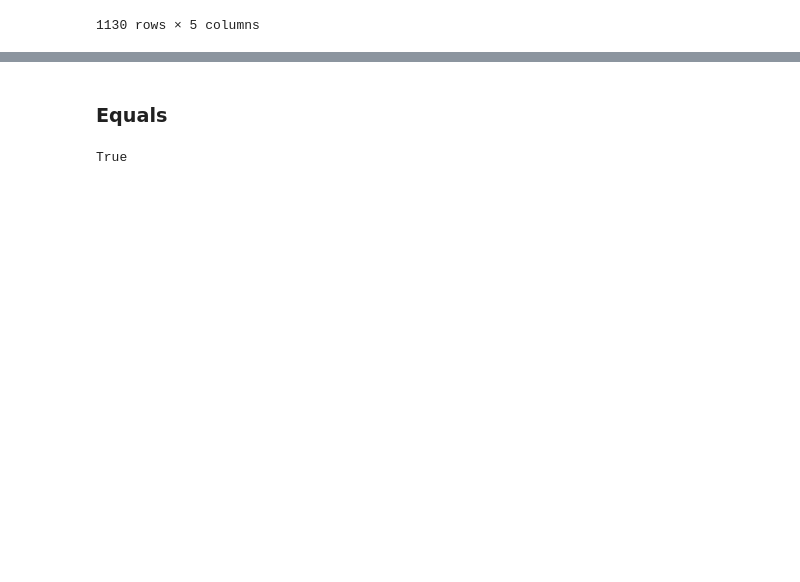
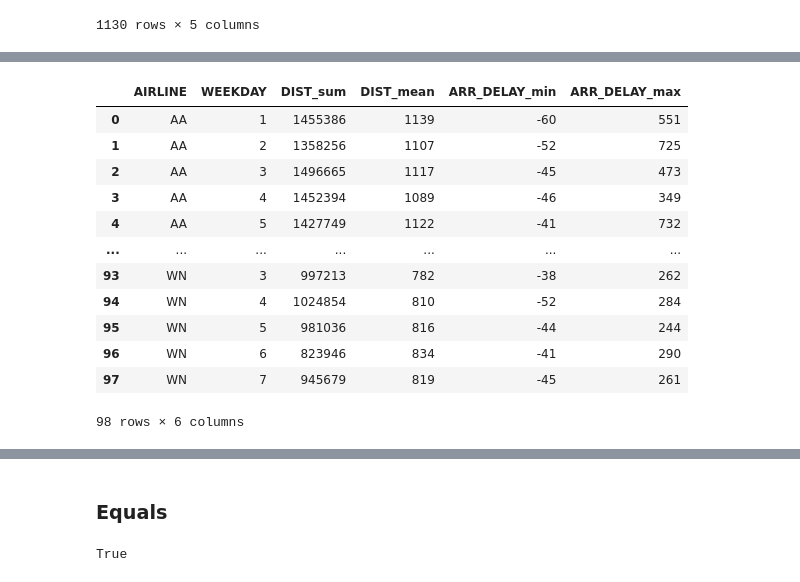
Before and after one commit to pkaran57/python-libs, a Jupyter notebook: pandas-lib/notebook/pandas.ipynb, the cells around one changed output, grey strips where cells are left out. Cells and saved outputs as stored; diff of their text form; code cells hidden in the pictures; blank space fills up the shorter version.

```diff
--- a/pandas-lib/notebook/pandas.ipynb
+++ b/pandas-lib/notebook/pandas.ipynb
@@ -1526,0 +1563,10 @@ display(flights
+# %%
+display(airline_info.columns)
+display(airline_info.columns.get_level_values(0))
+display(airline_info.columns.get_level_values(1))
+display(airline_info.columns.to_flat_index())
+
+airline_info_copy = airline_info.copy()
+airline_info_copy.columns = ['_'.join(x) for x in airline_info_copy.columns.to_flat_index()]
+
+display(airline_info_copy)
@@ -1526,0 +1598,19 @@ display(flights
+# %%
+# A quick way to get rid of the row MultiIndex is to use the .reset_index method
+# make use of the .reset_index method to push both index levels into columns
+
+display(airline_info_copy.reset_index()) # Note the airline column in result
+# %% [output]
+|  | AIRLINE | WEEKDAY | DIST_sum | DIST_mean | ARR_DELAY_min | ARR_DELAY_max |
+| 0 | AA | 1 | 1455386 | 1139 | -60 | 551 |
+| 1 | AA | 2 | 1358256 | 1107 | -52 | 725 |
+| 2 | AA | 3 | 1496665 | 1117 | -45 | 473 |
+| 3 | AA | 4 | 1452394 | 1089 | -46 | 349 |
+| 4 | AA | 5 | 1427749 | 1122 | -41 | 732 |
+| ... | ... | ... | ... | ... | ... | ... |
+| 93 | WN | 3 | 997213 | 782 | -38 | 262 |
+| 94 | WN | 4 | 1024854 | 810 | -52 | 284 |
+| 95 | WN | 5 | 981036 | 816 | -44 | 244 |
+| 96 | WN | 6 | 823946 | 834 | -41 | 290 |
+| 97 | WN | 7 | 945679 | 819 | -45 | 261 |
+98 rows × 6 columns
```
Also changed, not shown: parts of 16 cells of this notebook, 1 other file.
